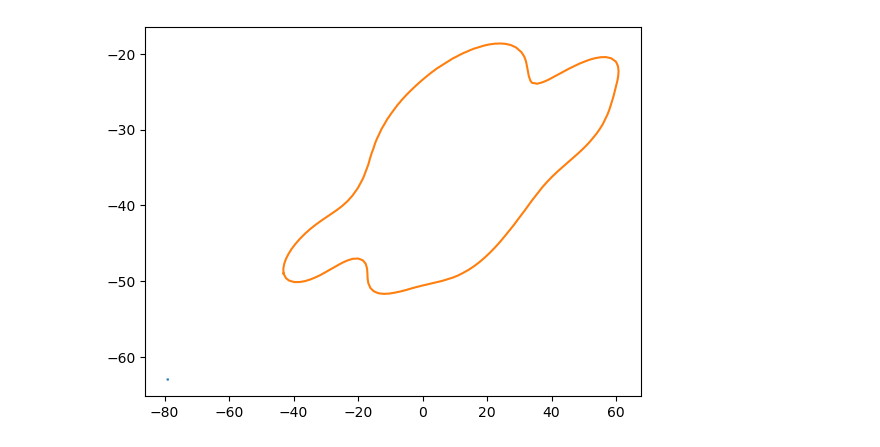
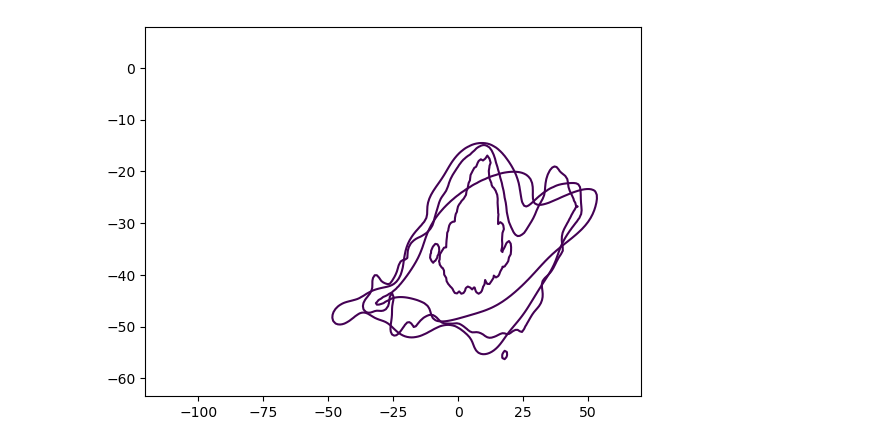
Before and after one commit to OceanParcels/Backtracking_Abyssal_Nanoplastics, a Jupyter notebook: analysis/Map_origin_particles_surface.ipynb, the cells around one changed output. Saved outputs shown, nothing was run; the diff lists cells and outputs as text; code cells hidden in the pictures.

Commit message:
modify figures with 100 ft

```diff
--- a/analysis/Map_origin_particles_surface.ipynb
+++ b/analysis/Map_origin_particles_surface.ipynb
@@ -335,5 +17,14 @@ contour_lines
-# %%
-for line in contour_lines:
-    plt.plot(line[:, 0], line[:, 1], label=f"$\lambda_f$ = {ft} days")
-# %% [output]
-[figure, removed]
+# %%
+initial_depth = -5100  # int(sys.argv[1])  # 5 # 60 # 5179
+lon_sample = 6.287  # 6.25
+lat_sample = -32.171  # -32.171
+origin = (lon_sample, lat_sample)
+
+start_time = datetime.strptime('2019-01-20 12:00:00', '%Y-%m-%d %H:%M:%S')
+sim_time = 4484
+# create the date range in reverse from sampling time to the past
+datelist = pd.date_range(end=start_time, periods=sim_time)[::-1]
+end_time = datelist[0]
+
+# simulations = [10] + [i for i in range(100, 501, 100)]
+simulations = [100, 1000, 10000, 23000]
@@ -339,0 +51,40 @@ for line in contour_lines:
+# %%
+all_contours = {}
+percentile = 0.9
+
+xi, yi = xlon, ylat
+XY = np.vstack([xi.flatten(), yi.flatten()])
+
+ocean = ocean.flatten()
+# XY = XY[:, ocean]
+
+for j, ft in enumerate(simulations[::-1]):
+    x = surface_events[ft]['lon']
+    y = surface_events[ft]['lat']
+
+    # Perform a kernel density estimate on the data
+    k = kde.gaussian_kde([x, y])
+    zi = k(XY)
+    zi_masked = np.where(ocean, zi, np.nan)
+
+    # Find density level that includes 90% of the particles
+    zi_sorted = np.sort(zi_masked.flatten())
+    cumulative_zi = np.cumsum(zi_sorted)
+    cumulative_zi = cumulative_zi[~np.isnan(zi_sorted)]
+    level = zi_sorted[np.where(cumulative_zi >= cumulative_zi[-1] * (1 - percentile))[0][0]]
+
+    # Plot contours at this density level
+    contours = plt.contour(xi, yi, zi.reshape(xi.shape), levels=[level])
+
+    # Get the contour lines
+    largest_contour_line = None
+    max_length = 0
+    contour_lines = []
+    for collection in contours.collections:
+        for path in collection.get_paths():
+            if len(path.vertices) > max_length:
+                max_length = len(path.vertices)
+                largest_contour_line = path.vertices
+    all_contours[ft] = largest_contour_line
+# %% [output]
+[figure, added]
```
Also changed, not shown: parts of 36 cells of this notebook, 14 other files.
